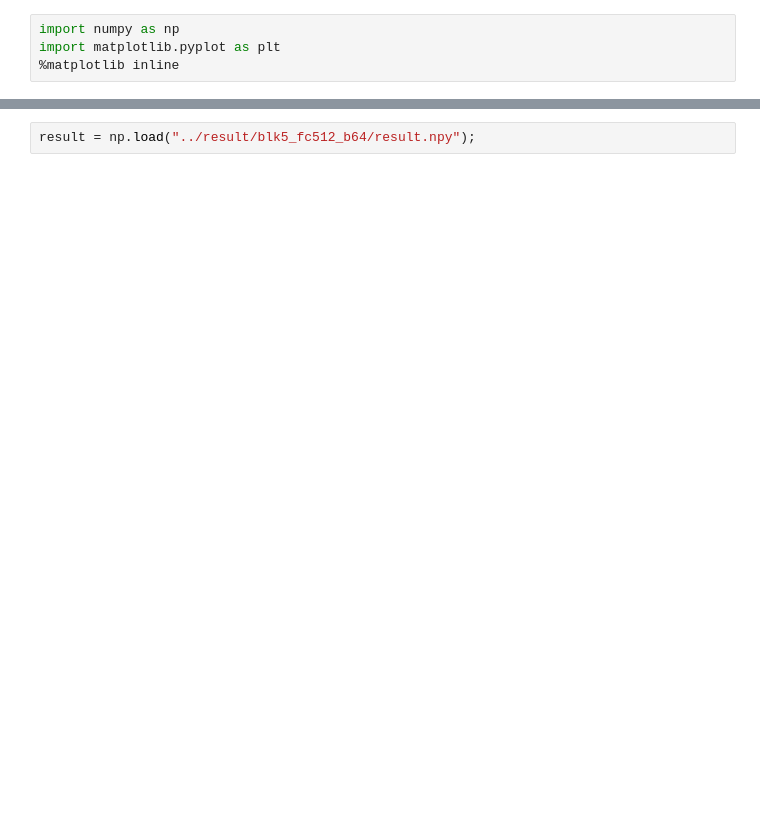
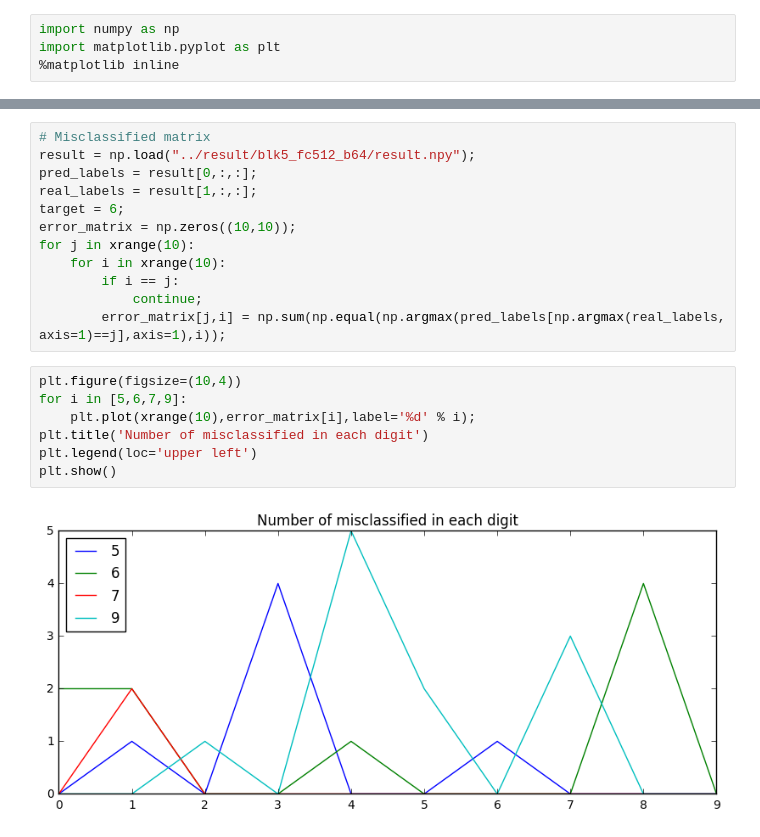
Before and after one commit to YuhuaBillChen/tf-minist-playground, a Jupyter notebook: notebook/class_accuracy.ipynb, the cells around one changed output, grey strips where cells are left out. Saved outputs shown, nothing was run; the diff lists cells and outputs as text; blank space fills up the shorter version.

```diff
--- a/notebook/class_accuracy.ipynb
+++ b/notebook/class_accuracy.ipynb
@@ -49,2 +33,21 @@ array([ 0.99695122,  0.99824869,  0.99710425,  0.99901478,  0.99396378,
-# %%
-result = np.load("../result/blk5_fc512_b64/result.npy");
+# %%
+# Misclassified matrix
+result = np.load("../result/blk5_fc512_b64/result.npy");
+pred_labels = result[0,:,:];
+real_labels = result[1,:,:];
+target = 6;
+error_matrix = np.zeros((10,10));
+for j in xrange(10):
+    for i in xrange(10):
+        if i == j:
+            continue;
+        error_matrix[j,i] = np.sum(np.equal(np.argmax(pred_labels[np.argmax(real_labels, axis=1)==j],axis=1),i));
+# %%
+plt.figure(figsize=(10,4))
+for i in [5,6,7,9]:
+    plt.plot(xrange(10),error_matrix[i],label='%d' % i);
+plt.title('Number of misclassified in each digit')
+plt.legend(loc='upper left')
+plt.show()
+# %% [output]
+[figure, added]
```
Also changed, not shown: parts of 10 cells of this notebook, 1 other file.
